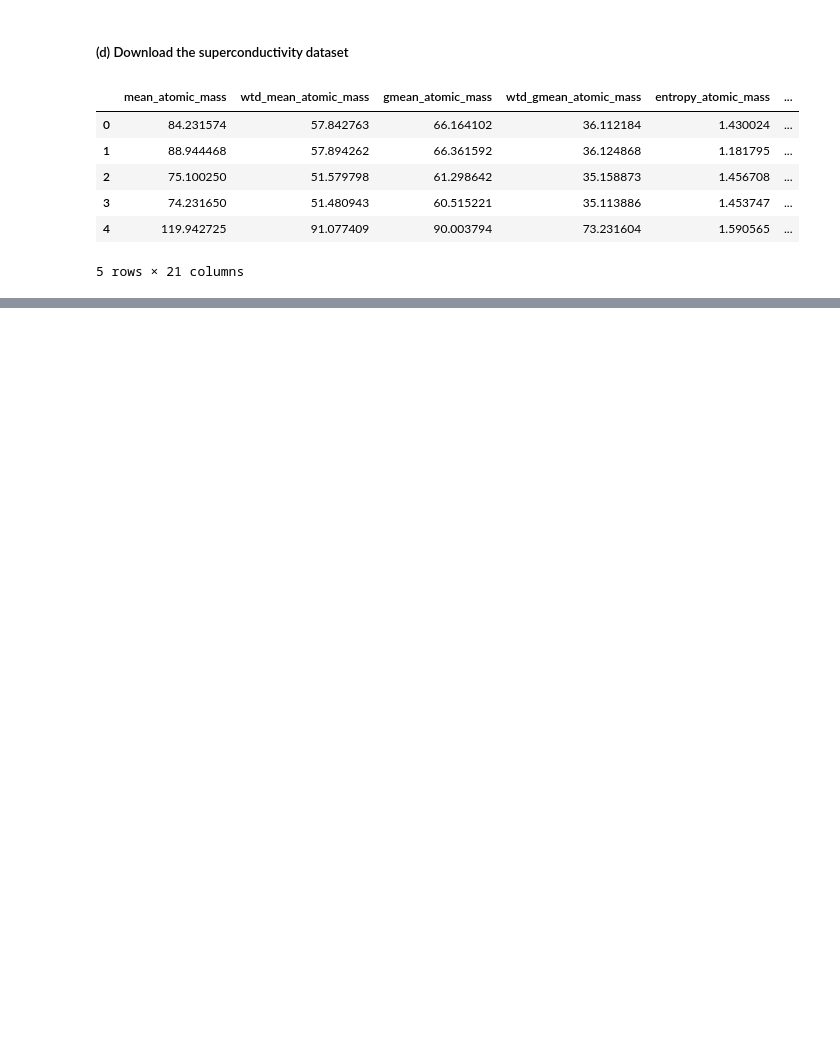
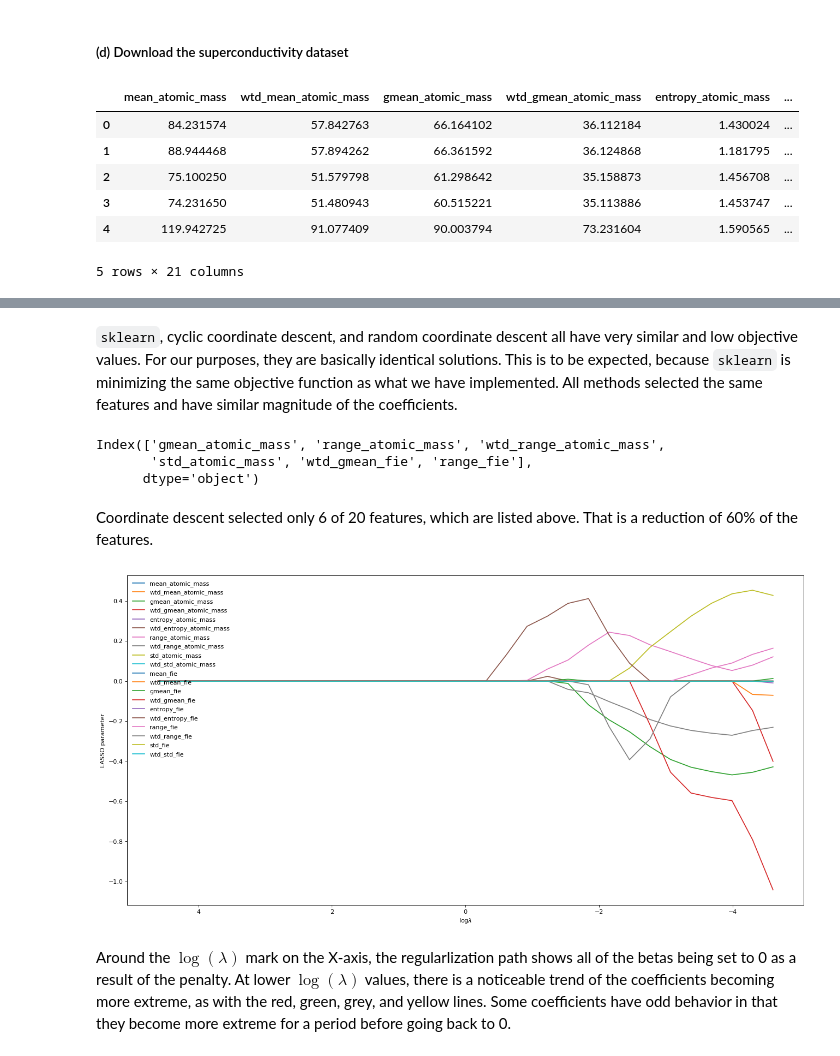
Before and after one commit to anushnap/data558hw4, a Jupyter notebook: hw4-coding.ipynb, the cells around one changed output, grey strips where cells are left out. Drawn from its saved outputs; the diff is of its cells as text; code cells hidden in the pictures; blank space fills up the shorter version.

```diff
--- a/hw4-coding.ipynb
+++ b/hw4-coding.ipynb
@@ -276,0 +380,37 @@ def leave_one_out_cv(beta, X, y, lambdas_):
+# %% [markdown]
+`sklearn`, cyclic coordinate descent, and random coordinate descent all have very similar and low objective values. For our purposes, they are basically identical solutions. This is to be expected, because `sklearn` is minimizing the same objective function as what we have implemented. All methods selected the same features and have similar magnitude of the coefficients.
+# %%
+lasso_feats = np.nonzero(b_star)[0]
+features = conduct.drop(['critical_temp'], axis = 1)
+features.columns[lasso_feats]
+# %% [output]
+Index(['gmean_atomic_mass', 'range_atomic_mass', 'wtd_range_atomic_mass',
+       'std_atomic_mass', 'wtd_gmean_fie', 'range_fie'],
+      dtype='object')
+# %% [markdown]
+Coordinate descent selected only 6 of 20 features, which are listed above. That is a reduction of 60% of the features.
+# %%
+def compute_reg_path(X, y, lams):
+    betas = [Lasso(alpha = l).fit(X, y).coef_ for l in lams]
+
+    return np.array(betas)
+
+def plot_reg_path(coefs, lams, features):
+    d = coefs.shape[1]
+    features = features.columns
+    plt.figure(figsize=(20, 10), dpi = 80)
+
+    for j in range(d):
+        plt.plot(np.log(lams), coefs[:, j], label = features[j])
+
+    plt.gca().invert_xaxis() # plot w/ lambda decreasing from left to right
+    plt.xlabel(r'$\log \lambda$')
+    plt.ylabel('LASSO parameter')
+    plt.legend(frameon=False, loc='upper left', fontsize=10)
+# %%
+reg_path = compute_reg_path(X, y, alphas)
+plot_reg_path(reg_path, alphas, features)
+# %% [output]
+[figure, added]
+# %% [markdown]
+Around the $\log(\lambda)$ mark on the X-axis, the regularlization path shows all of the betas being set to 0 as a result of the penalty. At lower $\log(\lambda)$ values, there is a noticeable trend of the coefficients becoming more extreme, as with the red, green, grey, and yellow lines. Some coefficients have odd behavior in that they become more extreme for a period before going back to 0.
```
Also changed, not shown: parts of 17 cells of this notebook, 1 other file.
